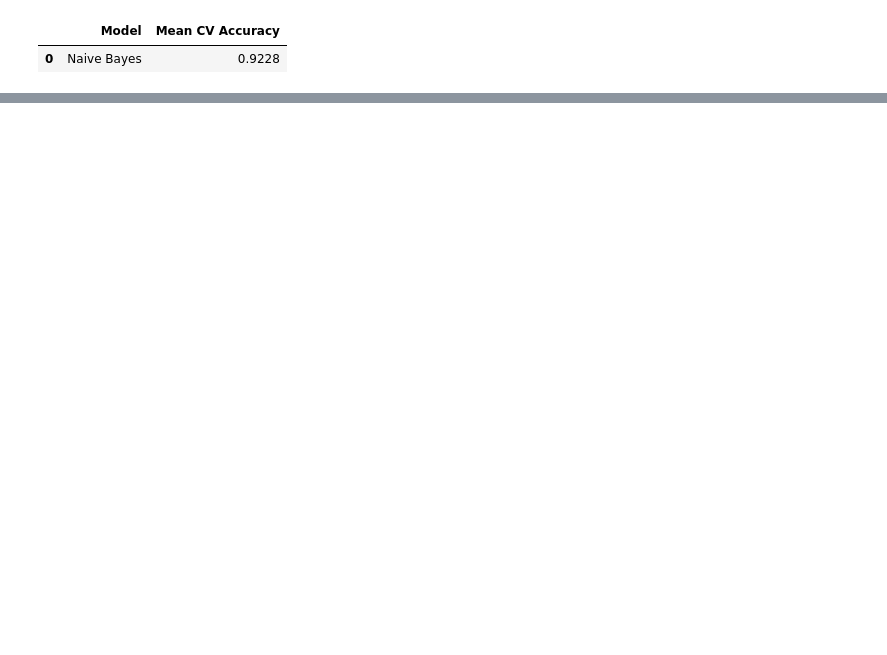
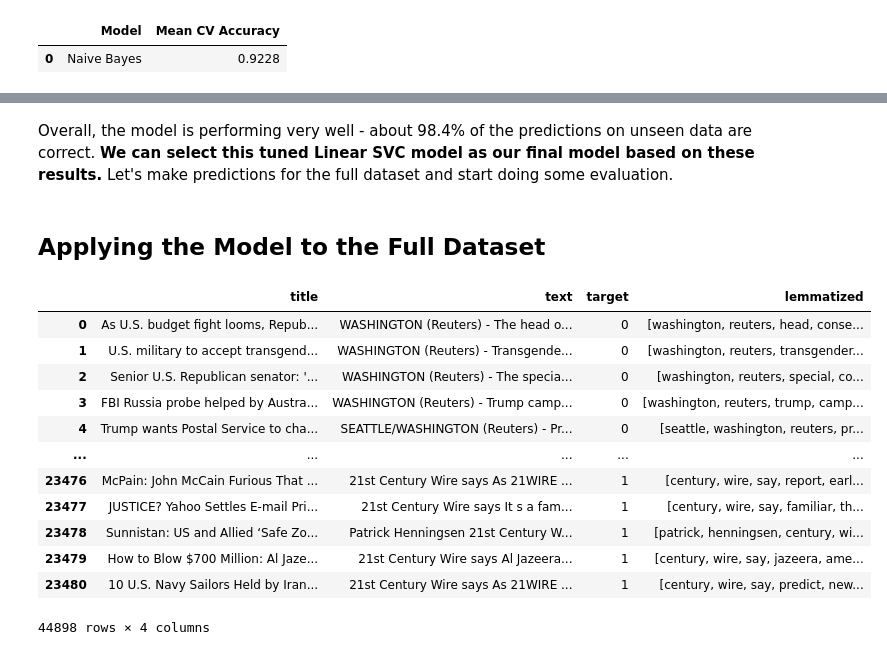
Before and after one commit to emgerber88/Fake_News_Classifier, a Jupyter notebook: Fake_News_Classifier_Modeling.ipynb, the cells around one changed output, grey strips where cells are left out. Saved outputs shown, nothing was run; the diff lists cells and outputs as text; code cells hidden in the pictures; blank space fills up the shorter version.

```diff
--- a/Fake_News_Classifier_Modeling.ipynb
+++ b/Fake_News_Classifier_Modeling.ipynb
@@ -525,0 +605,4 @@ def evaluate_models(X, y):
+# %% [markdown]
+Overall, the model is performing very well - about 98.4% of the predictions on unseen data are correct. **We can select this tuned Linear SVC model as our final model based on these results.** Let's make predictions for the full dataset and start doing some evaluation.
+# %% [markdown]
+## Applying the Model to the Full Dataset
@@ -525,0 +611,17 @@ def evaluate_models(X, y):
+# %%
+news['lemmatized'] = news['text'].apply(replace_links).apply(lemmatize_text)
+news
+# %% [output]
+|  | title | text | target | lemmatized |
+| 0 | As U.S. budget fight looms, Repub... | WASHINGTON (Reuters) - The head o... | 0 | [washington, reuters, head, conse... |
+| 1 | U.S. military to accept transgend... | WASHINGTON (Reuters) - Transgende... | 0 | [washington, reuters, transgender... |
+| 2 | Senior U.S. Republican senator: '... | WASHINGTON (Reuters) - The specia... | 0 | [washington, reuters, special, co... |
+| 3 | FBI Russia probe helped by Austra... | WASHINGTON (Reuters) - Trump camp... | 0 | [washington, reuters, trump, camp... |
+| 4 | Trump wants Postal Service to cha... | SEATTLE/WASHINGTON (Reuters) - Pr... | 0 | [seattle, washington, reuters, pr... |
+| ... | ... | ... | ... | ... |
+| 23476 | McPain: John McCain Furious That ... | 21st Century Wire says As 21WIRE ... | 1 | [century, wire, say, report, earl... |
+| 23477 | JUSTICE? Yahoo Settles E-mail Pri... | 21st Century Wire says It s a fam... | 1 | [century, wire, say, familiar, th... |
+| 23478 | Sunnistan: US and Allied ‘Safe Zo... | Patrick Henningsen 21st Century W... | 1 | [patrick, henningsen, century, wi... |
+| 23479 | How to Blow $700 Million: Al Jaze... | 21st Century Wire says Al Jazeera... | 1 | [century, wire, say, jazeera, ame... |
+| 23480 | 10 U.S. Navy Sailors Held by Iran... | 21st Century Wire says As 21WIRE ... | 1 | [century, wire, say, predict, new... |
+44898 rows × 4 columns
```
Also changed, not shown: parts of 37 cells of this notebook.
